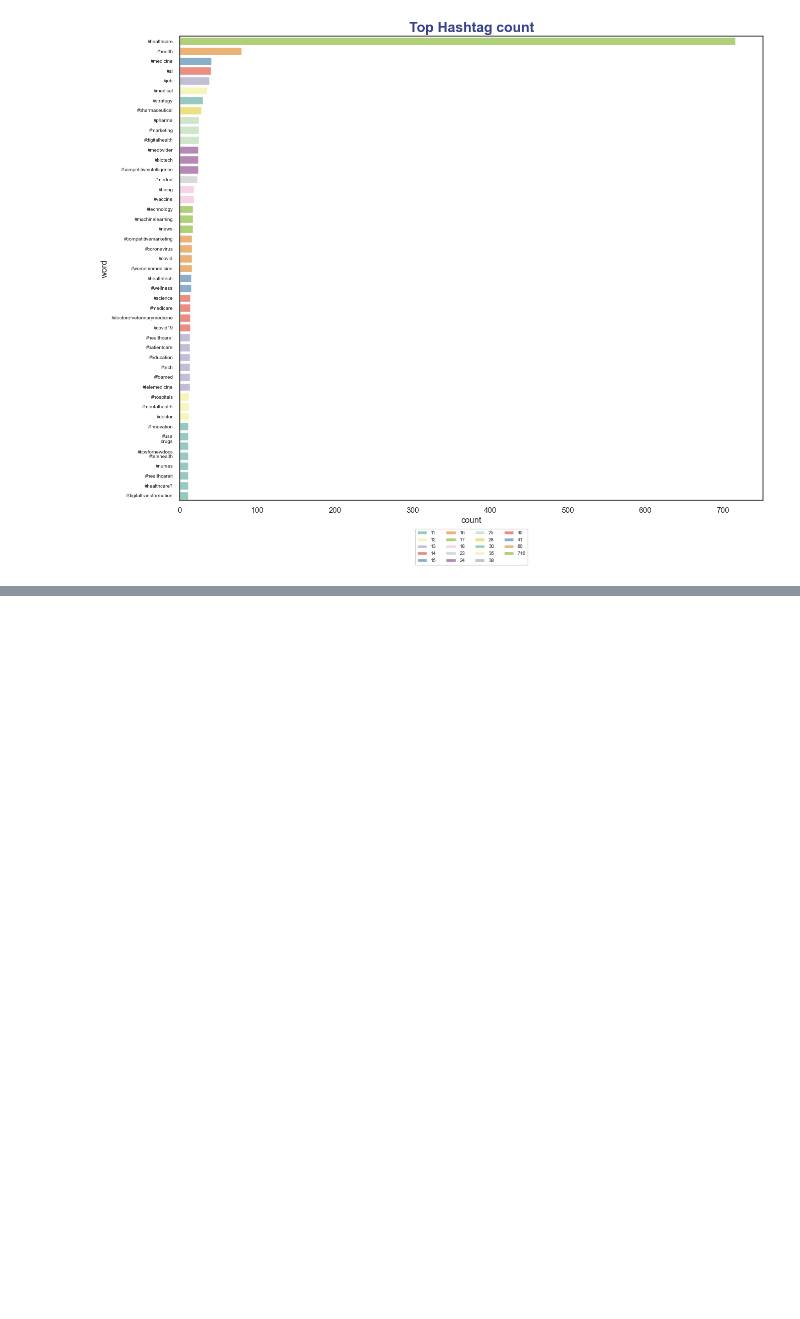
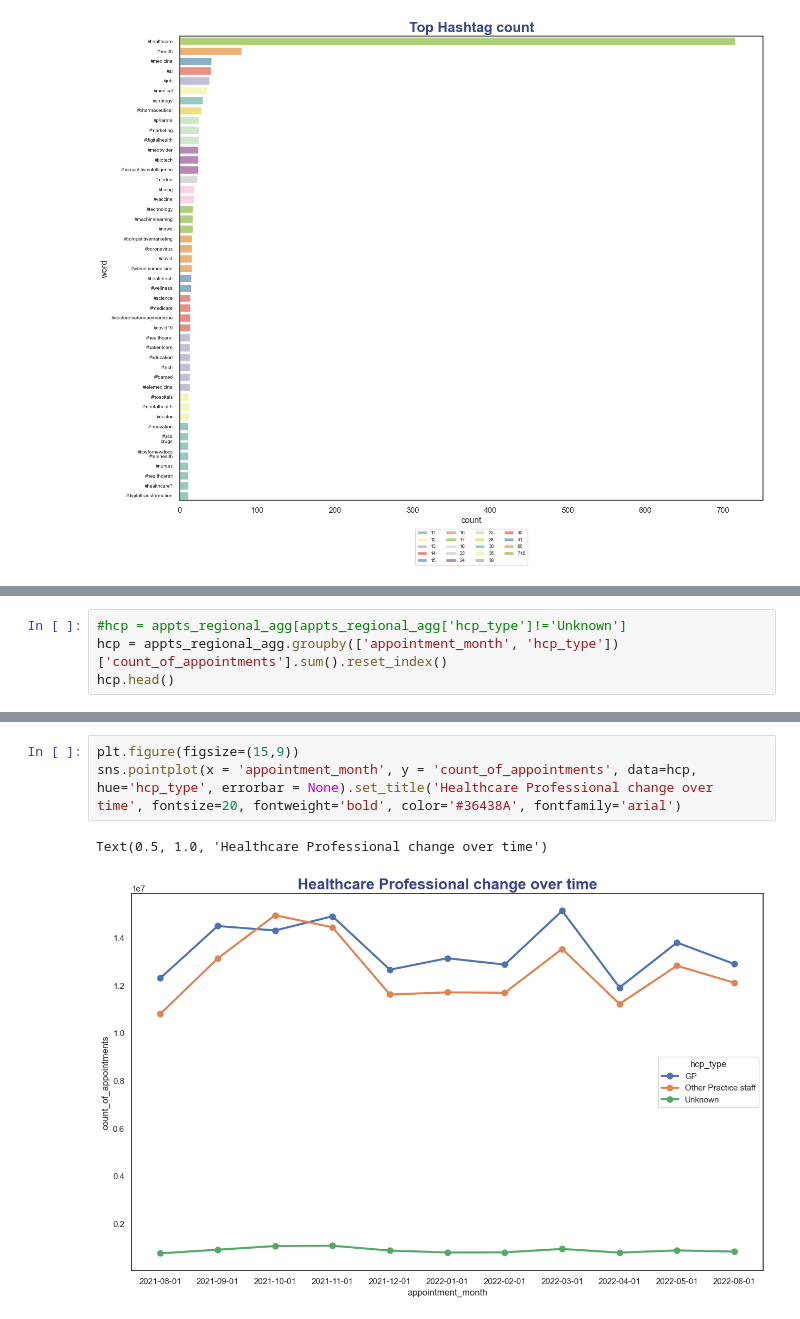
Before and after one commit to DimaBrikach/NHS_Assignment, a Jupyter notebook: Dzmitry_Brykach_DA201_Assignment.ipynb, the cells around one changed output, grey strips where cells are left out. Drawn from its saved outputs; the diff is of its cells as text; blank space fills up the shorter version.

```diff
--- a/Dzmitry_Brykach_DA201_Assignment.ipynb
+++ b/Dzmitry_Brykach_DA201_Assignment.ipynb
@@ -679,0 +773,4 @@ ax.tick_params(axis = 'y', labelsize = 7)
+# %%
+#hcp = appts_regional_agg[appts_regional_agg['hcp_type']!='Unknown']
+hcp = appts_regional_agg.groupby(['appointment_month', 'hcp_type'])['count_of_appointments'].sum().reset_index()
+hcp.head()
@@ -679,0 +784,6 @@ ax.tick_params(axis = 'y', labelsize = 7)
+# %%
+plt.figure(figsize=(15,9))
+sns.pointplot(x = 'appointment_month', y = 'count_of_appointments', data=hcp, hue='hcp_type', errorbar = None).set_title('Healthcare Professional change over time', fontsize=20, fontweight='bold', color='#36438A', fontfamily='arial')
+# %% [output]
+Text(0.5, 1.0, 'Healthcare Professional change over time')
+[figure, added]
```
Also changed, not shown: parts of 33 cells of this notebook.
